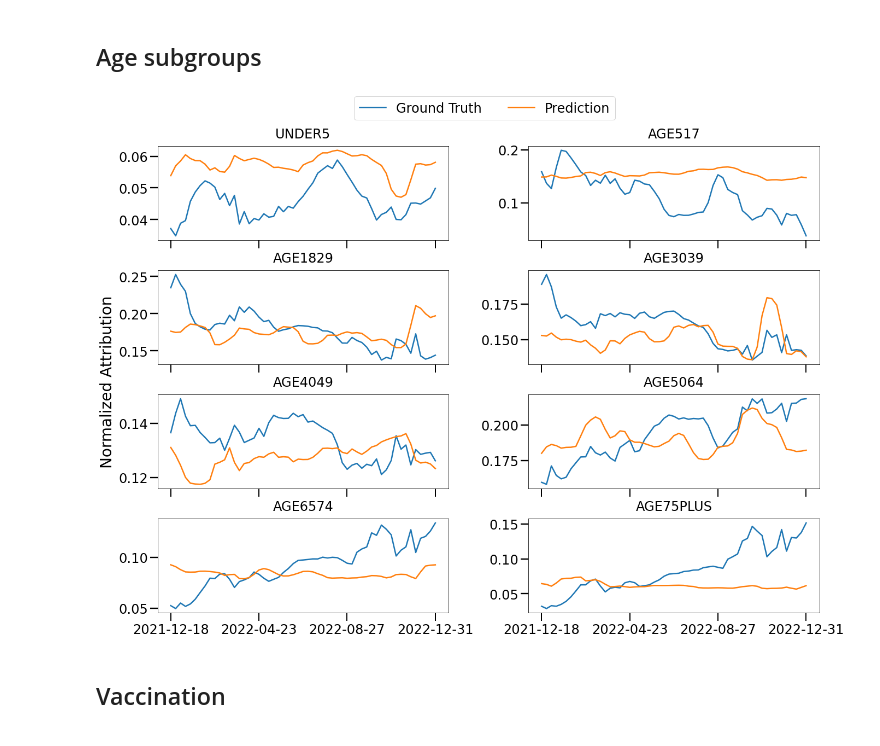
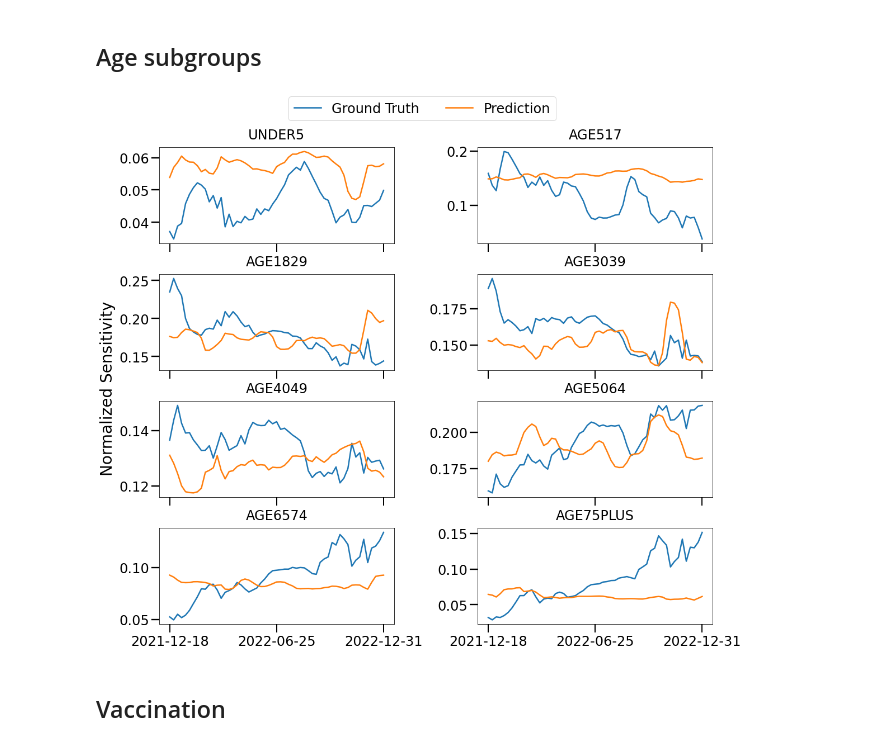
Before and after one commit to UVA-MLSys/COVID-19-age-groups, a Jupyter notebook: plot_interpretation.ipynb, the cells around one changed output. Cells and saved outputs as stored; diff of their text form; code cells hidden in the pictures.

```diff
--- a/plot_interpretation.ipynb
+++ b/plot_interpretation.ipynb
@@ -55,5 +55,6 @@ Loading dataset from ./dataset/processed\Total\test.pt
 # %%
 time_index = age_data.time_index
+age_features = age_data.static_reals
 past_features = age_data.static_reals + age_data.observed_reals
 
 predictions_index = pd.DataFrame(
@@ -171,7 +202,6 @@ population = population[['FIPS', 'POPESTIMATE']]
 df = updated.copy()
 df.sort_values(by=['Date', 'FIPS'], inplace=True)
 
-age_features = DataConfig.static_reals
 age_weights = df.groupby('FIPS').first()[age_features].reset_index()
 # %%
 cases = pd.read_csv(f'dataset/processed/{args.data_path}')
@@ -215,10 +245,6 @@ weekly_agg_scores_df = aggregate_importance_by_window(
 weekly_agg_scores_df[age_features] = weekly_agg_scores_df[age_features].div(
     weekly_agg_scores_df[age_features].sum(axis=1), axis=0
 ).fillna(0)
-# %%
-weekly_agg_scores_df[age_features] = weekly_agg_scores_df[age_features].div(
-    weekly_agg_scores_df[age_features].sum(axis=1), axis=0
-).fillna(0)
 # %%
 ## test statistics
 # temp = group_cases[
@@ -243,34 +269,34 @@ cases = cases[cases['Date'].isin(weighted_attr_by_date['Date'])]
 ## Age subgroups
 # %%
 fig, axes = plt.subplots(
-    nrows=4, ncols=2, figsize=(19, 13),
+    nrows=4, ncols=2, figsize=(16, 13),
     sharex=True,
     # sharey=True,
     layout='constrained'
 )
 dates = group_cases['end_of_week'].values
 x_first_tick = dates.min()
 x_last_tick = dates.max()
-x_major_ticks = 4
+x_major_ticks = 3
 
 for i in range(4):
     for j in range(2):
         age_feature = age_features[i*2 +j]
         axes[i][j].plot(dates, group_cases[age_feature], label='Ground Truth')
         axes[i][j].plot(dates, weekly_agg_scores_df[age_feature], label='Prediction')
+
         axes[i][j].set_title(age_feature)
         axes[i][j].set_xticks(
             [x_first_tick + (x_last_tick - x_first_tick) * i / (x_major_ticks - 1) for i in range(x_major_ticks)]
         )
 
-fig.supylabel('Normalized Attribution', fontsize=28)
+fig.supylabel('Normalized Sensitivity', fontsize=28)
 Line, Label = axes[0][0].get_legend_handles_labels()
-fig.legend(Line, Label,ncol=2, bbox_to_anchor=(0.7, 1.07))
-# fig.tight_layout()
-# plt.legend(ncol=2, bbox_to_anchor=(0.23, 5.4))
-plt.savefig(f'results/attribution_plot_{flag}.jpg', dpi=200)
+fig.legend(Line, Label,ncol=2, bbox_to_anchor=(0.72, 1.07))
+
+plt.savefig(f'results/attribution_{flag}_ages.jpg', dpi=200, bbox_inches='tight')
 # %% [output]
-[figure, old version]
+[figure, new version]
 # %% [markdown]
 ## Vaccination
 # %%
```
Also changed, not shown: parts of 6 cells of this notebook, 3 other files.
